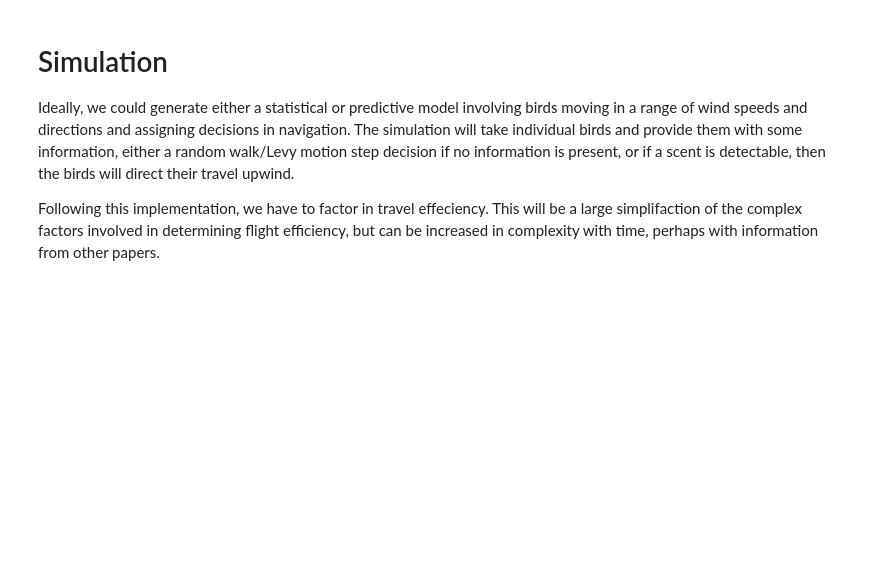
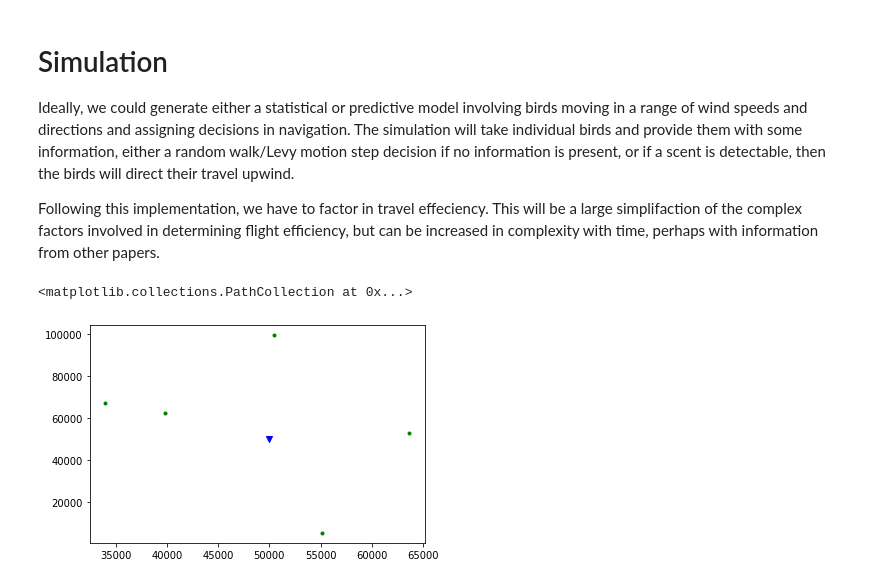
Before and after one commit to argrod/Olfactory, a Jupyter notebook: Python/WindAnalysis.ipynb, the cells around one changed output. Cells and saved outputs as stored; diff of their text form; code cells hidden in the pictures; blank space fills up the shorter version.

```diff
--- a/Python/WindAnalysis.ipynb
+++ b/Python/WindAnalysis.ipynb
@@ -993,3 +996,9 @@ step0 = colony_loc
 def ofInnocence(steps, stepInit): # thanks Mike
     for b in steps:
         newPos = step
+# %%
+[plt.scatter(i[0],i[1],marker = ".",color = "green") for i in sites]
+plt.scatter(colony_loc[0],colony_loc[1],marker="v",color="blue")
+# %% [output]
+<matplotlib.collections.PathCollection at 0x...>
+[figure, added]
```
Also changed, not shown: parts of 4 cells of this notebook.
